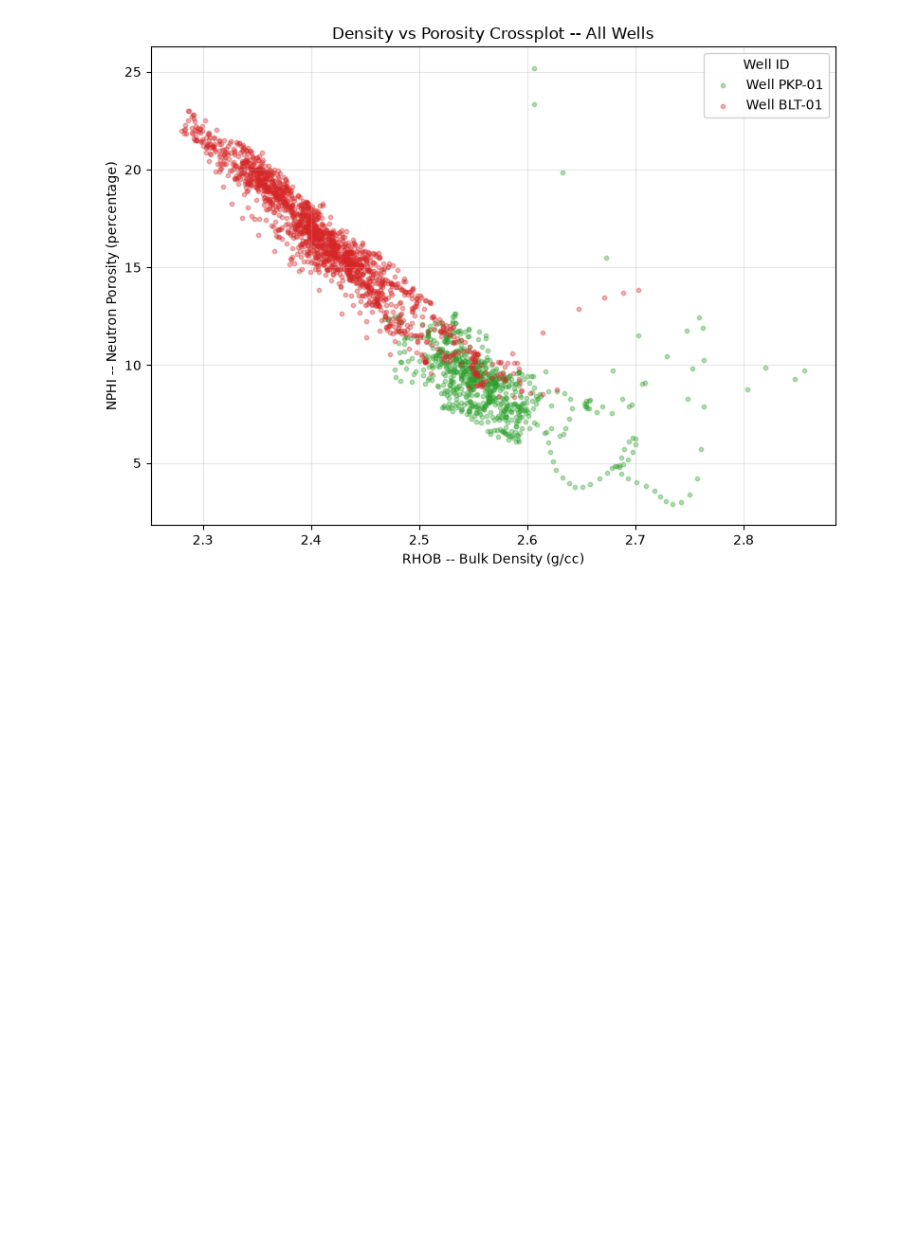
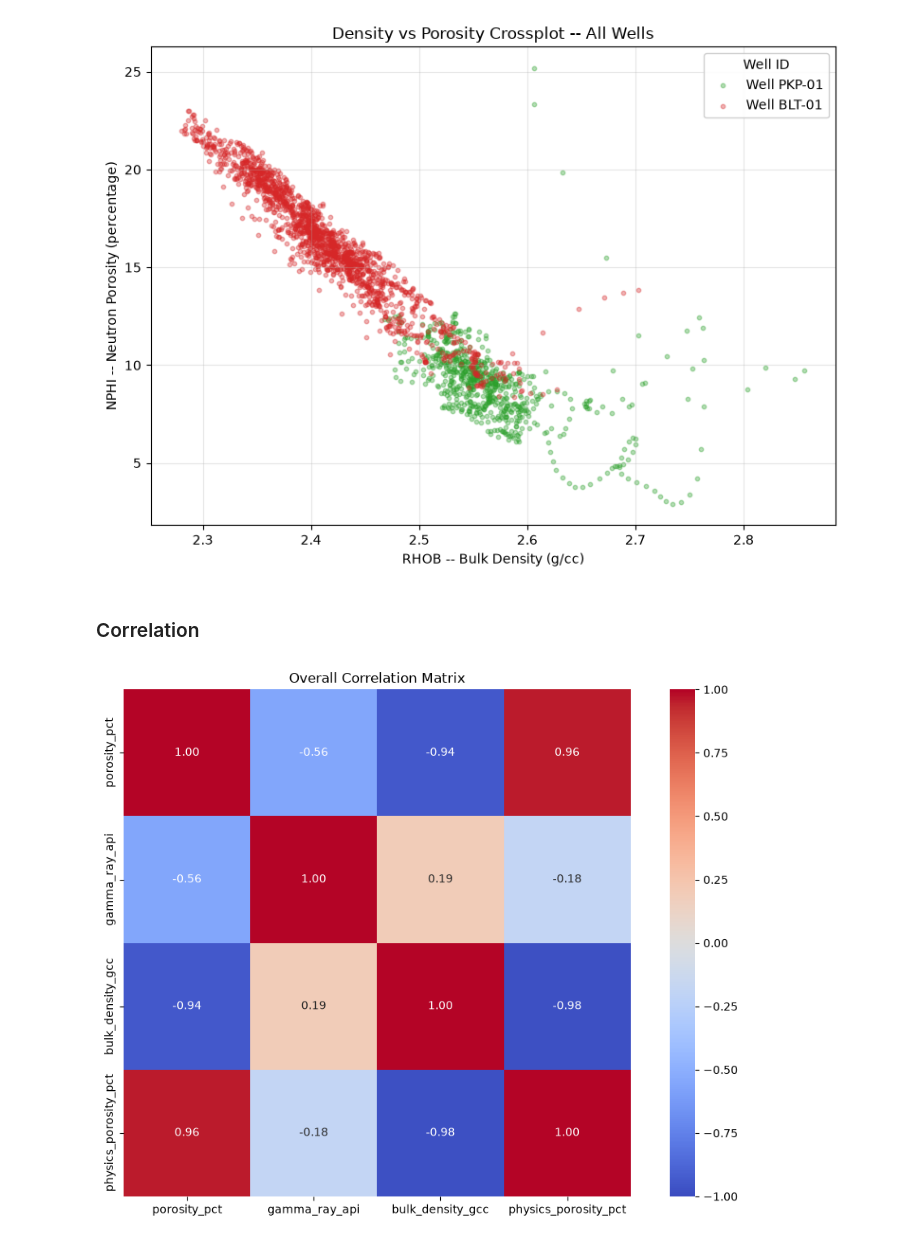
Before and after one commit to sadaraka-kadi/probable-eureka, a Jupyter notebook: notebooks/01_data_exploration.ipynb, the cells around one changed output. Drawn from its saved outputs; the diff is of its cells as text; code cells hidden in the pictures; blank space fills up the shorter version.

```diff
--- a/notebooks/01_data_exploration.ipynb
+++ b/notebooks/01_data_exploration.ipynb
@@ -365,4 +368,28 @@ plt.show()
 Well PKP-01 correlation coefficient: -0.472
 Well BLT-01 correlation coefficient: -0.949
 [figure]
+# %% [markdown]
+### Correlation
+# %%
+RHO_MA = 2.65
+RHO_FL = 1.0
+
+df['physics_porosity_pct'] = (
+    ((RHO_MA - df['bulk_density_gcc']) / (RHO_MA - RHO_FL))
+    .clip(0.02, 1.0)
+    * 100
+)
+# %%
+# Correlation heatmap
+tot_cols = log_cols + ['physics_porosity_pct']
+
+corr = df[tot_cols].corr()
+
+fig, ax = plt.subplots(figsize=(10, 7))
+sns.heatmap(corr, annot=True, fmt='.2f', ax=ax, cmap='coolwarm', vmin=-1, vmax=1, square=True)
+ax.set_title('Overall Correlation Matrix')
+
+plt.tight_layout()
+# %% [output]
+[figure, added]
 # %% [markdown]
```
Also changed, not shown: parts of 12 cells of this notebook.
